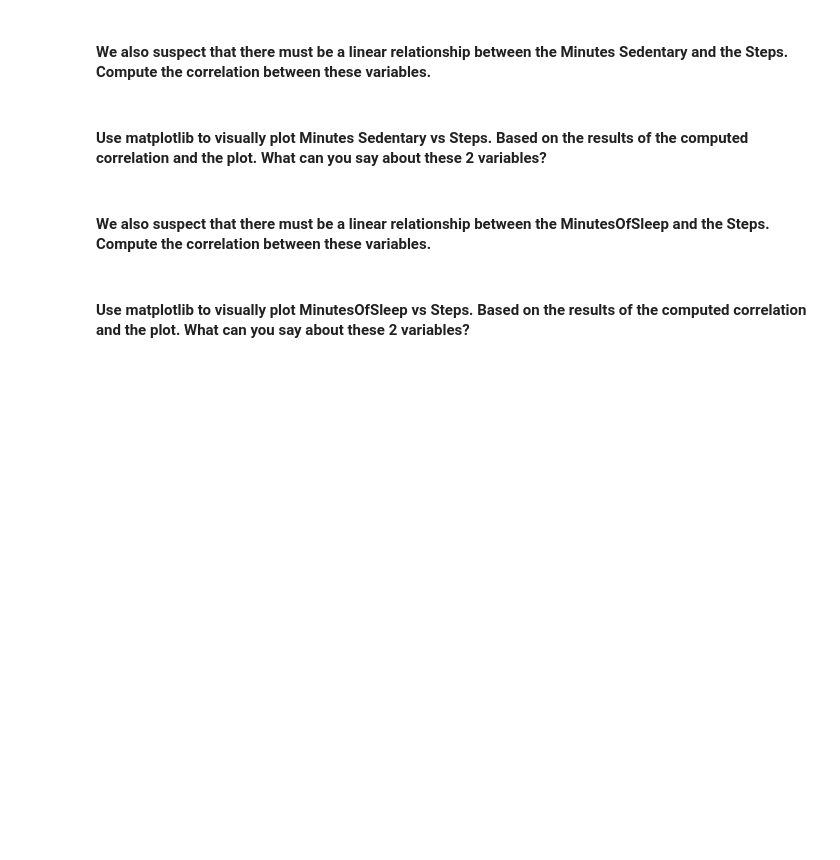
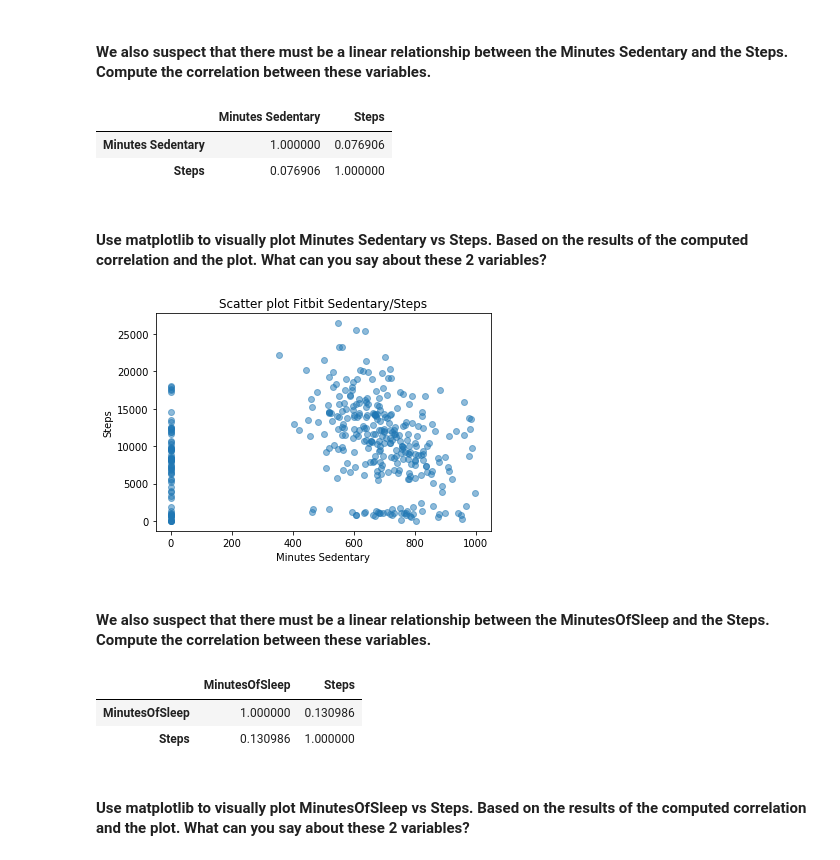
Before and after one commit to ta-datapt-bcn/lab-pivot-table-and-correlation, a Jupyter notebook: your_code/main.ipynb, the cells around one changed output. Drawn from its saved outputs; the diff is of its cells as text; code cells hidden in the pictures; blank space fills up the shorter version.

```diff
--- a/your_code/main.ipynb
+++ b/your_code/main.ipynb
@@ -96,5 +242,10 @@
 #### We also suspect that there must be a linear relationship between the Minutes Sedentary and the Steps. Compute the correlation between these variables.
 # %%
 # your answer here
+fitbit[['Minutes Sedentary','Steps']].corr()
+# %% [output]
+|  | Minutes Sedentary | Steps |
+| Minutes Sedentary | 1.000000 | 0.076906 |
+| Steps | 0.076906 | 1.000000 |
 # %% [markdown]
 #### Use matplotlib to visually plot Minutes Sedentary vs Steps. Based on the results of the computed correlation and the plot. What can you say about these 2 variables?
@@ -104,0 +252,9 @@
+# %%
+# your answer here
+plt.scatter(x=fitbit['Minutes Sedentary'], y=fitbit['Steps'],alpha=0.5)
+plt.title('Scatter plot Fitbit Sedentary/Steps')
+plt.xlabel('Minutes Sedentary')
+plt.ylabel('Steps')
+plt.show()
+# %% [output]
+[figure, added]
@@ -106,5 +265,10 @@
 #### We also suspect that there must be a linear relationship between the MinutesOfSleep and the Steps. Compute the correlation between these variables.
 # %%
 # your answer here
+fitbit[['MinutesOfSleep','Steps']].corr()
+# %% [output]
+|  | MinutesOfSleep | Steps |
+| MinutesOfSleep | 1.000000 | 0.130986 |
+| Steps | 0.130986 | 1.000000 |
 # %% [markdown]
 #### Use matplotlib to visually plot MinutesOfSleep vs Steps. Based on the results of the computed correlation and the plot. What can you say about these 2 variables?
```
Also changed, not shown: parts of 50 cells of this notebook.
